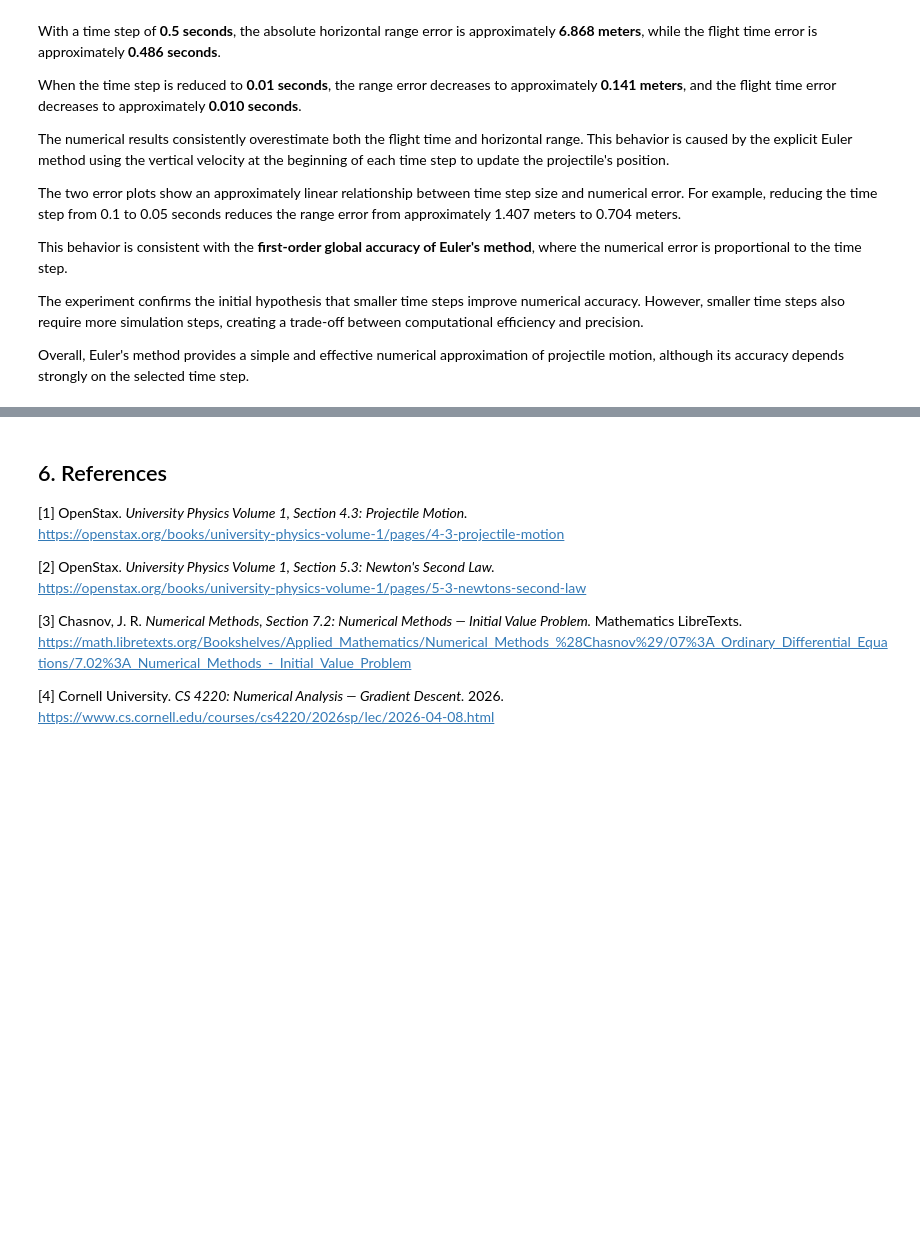
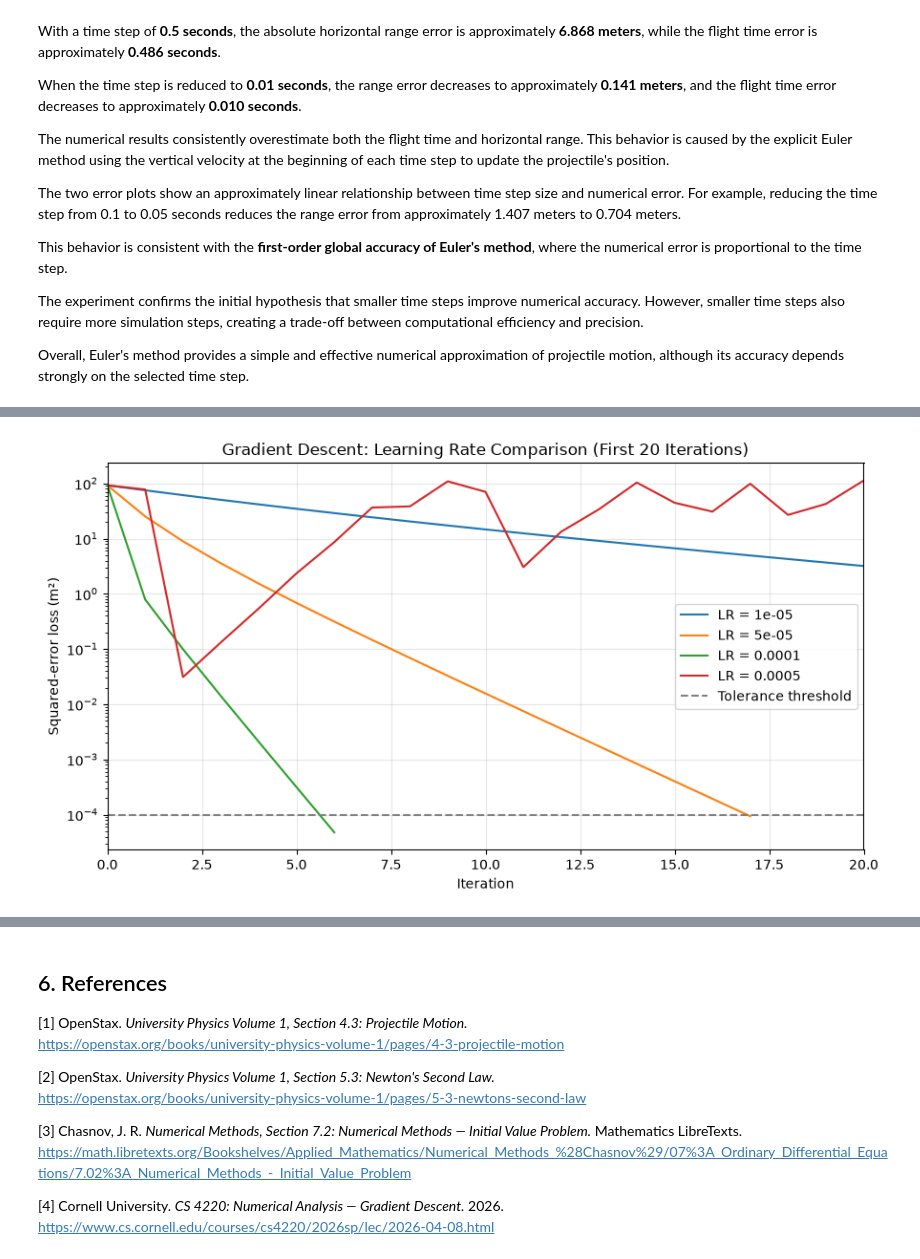
Before and after one commit to VesiBaleva/Math-Concepts-for-Developers, a Jupyter notebook: artillery_math.ipynb, the cells around one changed output, grey strips where cells are left out. Cells and saved outputs as stored; diff of their text form; code cells hidden in the pictures; blank space fills up the shorter version.

Commit message:
Evaluate gradient descent convergence and parameter sensitivity

```diff
--- a/artillery_math.ipynb
+++ b/artillery_math.ipynb
@@ -1692,0 +1837,34 @@ Overall, Euler's method provides a simple and effective numerical approximation
+# %%
+import matplotlib.pyplot as plt
+
+# Create a convergence plot for all learning rates
+plt.figure(figsize=(9, 5))
+
+for lr, history in learning_rate_histories.items():
+
+    # Extract iteration numbers and loss values
+    iterations = [record[0] for record in history]
+    losses = [record[2] for record in history]
+
+    # Plot the loss history for this learning rate
+    plt.plot(iterations, losses, label=f"LR = {lr}")
+
+# Add the squared-error tolerance threshold
+plt.axhline(
+    y=tolerance**2,
+    linestyle="--",
+    color="gray",
+    label="Tolerance threshold"
+)
+
+plt.xlabel("Iteration")
+plt.ylabel("Squared-error loss (m²)")
+plt.title("Gradient Descent: Learning Rate Comparison (First 20 Iterations)")
+plt.yscale("log")
+plt.legend()
+plt.grid(True, alpha=0.3)
+plt.xlim(0, 20)
+plt.tight_layout()
+plt.show()
+# %% [output]
+[figure, added]
```
Also changed, not shown: parts of 15 cells of this notebook.
